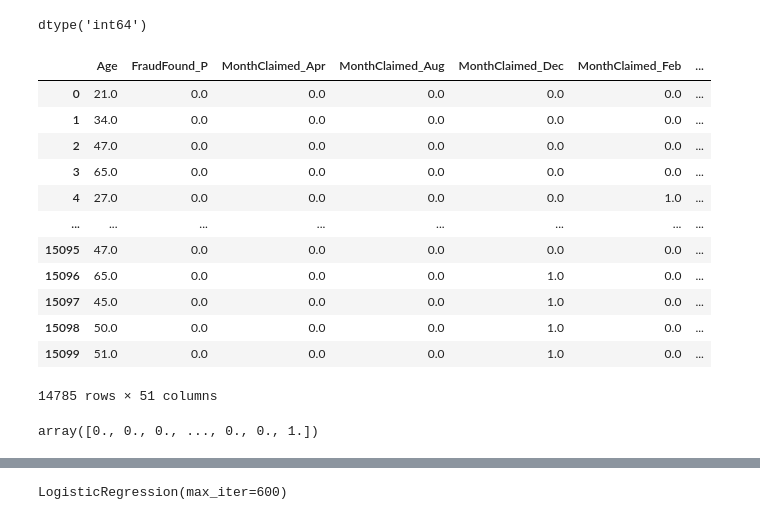
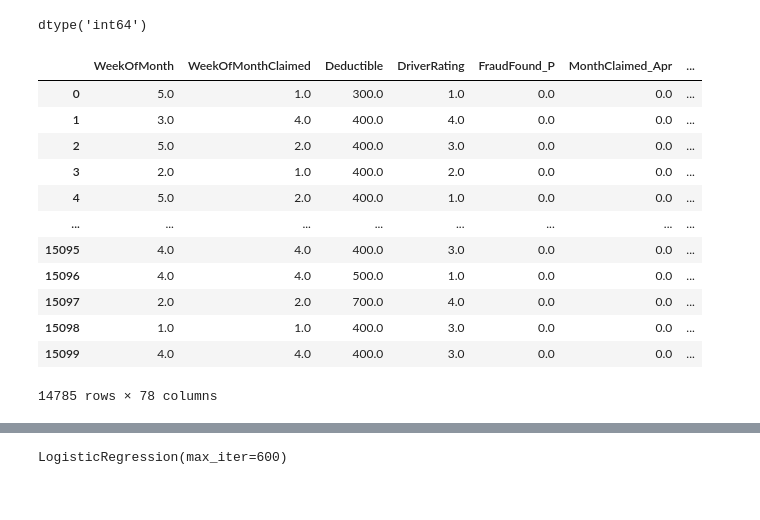
Before and after one commit to smirs/car-insurance-fraud-detection, a Jupyter notebook: fraud_detection.ipynb, the cells around one changed output, grey strips where cells are left out. Drawn from its saved outputs; the diff is of its cells as text; code cells hidden in the pictures.

```diff
--- a/fraud_detection.ipynb
+++ b/fraud_detection.ipynb
@@ -420,34 +440,34 @@ model_data['PoliceReportFiled'] = model_data['PoliceReportFiled'].replace({"No":
 model_data['WitnessPresent'] = model_data['WitnessPresent'].replace({"No": 0, "Yes": 1})
 model_data['AgentType'] = model_data['AgentType'].replace({"External": 0, "Internal": 1}) """
 
-categorical_columns = model_data.select_dtypes(include=['object']).columns.tolist()
-
+#categorical_columns = model_data.select_dtypes(include=['object']).columns.tolist()
+my_data = fraud_data_cleaned.loc[:,categorical+numerical+["FraudFound_P"]]
+categorical_columns = categorical
 encoder = OneHotEncoder(sparse_output=False)
-
-one_hot_encoded = encoder.fit_transform(model_data[categorical_columns])
-
-one_hot_model_data = pd.DataFrame(one_hot_encoded, columns=encoder.get_feature_names_out(categorical_columns))
-
-model_data_encoded = pd.concat([model_data, one_hot_model_data], axis=1)
-
-model_data_encoded = model_data_encoded.drop(categorical_columns, axis=1)
-model_data_encoded = model_data_encoded.dropna()
-
-model_data_encoded
+one_hot_encoded = encoder.fit_transform(my_data[categorical_columns])
-# %% [output]
-|  | Age | FraudFound_P | MonthClaimed_Apr | MonthClaimed_Aug | MonthClaimed_Dec | MonthClaimed_Feb | ... |
-| 0 | 21.0 | 0.0 | 0.0 | 0.0 | 0.0 | 0.0 | ... |
-| 1 | 34.0 | 0.0 | 0.0 | 0.0 | 0.0 | 0.0 | ... |
-| 2 | 47.0 | 0.0 | 0.0 | 0.0 | 0.0 | 0.0 | ... |
-| 3 | 65.0 | 0.0 | 0.0 | 0.0 | 0.0 | 0.0 | ... |
-| 4 | 27.0 | 0.0 | 0.0 | 0.0 | 0.0 | 1.0 | ... |
-| ... | ... | ... | ... | ... | ... | ... | ... |
-| 15095 | 47.0 | 0.0 | 0.0 | 0.0 | 0.0 | 0.0 | ... |
-| 15096 | 65.0 | 0.0 | 0.0 | 0.0 | 1.0 | 0.0 | ... |
-| 15097 | 45.0 | 0.0 | 0.0 | 0.0 | 1.0 | 0.0 | ... |
-| 15098 | 50.0 | 0.0 | 0.0 | 0.0 | 1.0 | 0.0 | ... |
-| 15099 | 51.0 | 0.0 | 0.0 | 0.0 | 1.0 | 0.0 | ... |
-14785 rows × 51 columns
+# %%
+one_hot_model_data = pd.DataFrame(one_hot_encoded, columns=encoder.get_feature_names_out(categorical_columns))
+
+model_data_encoded = pd.concat([my_data, one_hot_model_data], axis=1)
+
+model_data_encoded = model_data_encoded.drop(categorical_columns, axis=1)
+model_data_encoded = model_data_encoded.dropna()
+
+model_data_encoded
+# %% [output]
+|  | WeekOfMonth | WeekOfMonthClaimed | Deductible | DriverRating | FraudFound_P | MonthClaimed_Apr | ... |
+| 0 | 5.0 | 1.0 | 300.0 | 1.0 | 0.0 | 0.0 | ... |
+| 1 | 3.0 | 4.0 | 400.0 | 4.0 | 0.0 | 0.0 | ... |
+| 2 | 5.0 | 2.0 | 400.0 | 3.0 | 0.0 | 0.0 | ... |
+| 3 | 2.0 | 1.0 | 400.0 | 2.0 | 0.0 | 0.0 | ... |
+| 4 | 5.0 | 2.0 | 400.0 | 1.0 | 0.0 | 0.0 | ... |
+| ... | ... | ... | ... | ... | ... | ... | ... |
+| 15095 | 4.0 | 4.0 | 400.0 | 3.0 | 0.0 | 0.0 | ... |
+| 15096 | 4.0 | 4.0 | 500.0 | 1.0 | 0.0 | 0.0 | ... |
+| 15097 | 2.0 | 2.0 | 700.0 | 4.0 | 0.0 | 0.0 | ... |
+| 15098 | 1.0 | 1.0 | 400.0 | 3.0 | 0.0 | 0.0 | ... |
+| 15099 | 4.0 | 4.0 | 400.0 | 3.0 | 0.0 | 0.0 | ... |
+14785 rows × 78 columns
 # %%
 from sklearn.model_selection import train_test_split
 from sklearn.linear_model import LogisticRegression
@@ -456,7 +476,3 @@ X = model_data_encoded. loc[:, model_data_encoded.columns != "FraudFound_P"].val
 y = model_data_encoded["FraudFound_P"].values
 #Split data into test data and train data
 X_train, X_test, y_train, y_test = train_test_split(X, y, test_size=0.25, random_state=10)
-# %%
-y_train
-# %% [output]
-array([0., 0., 0., ..., 0., 0., 1.])
```
Also changed, not shown: parts of 10 cells of this notebook.
